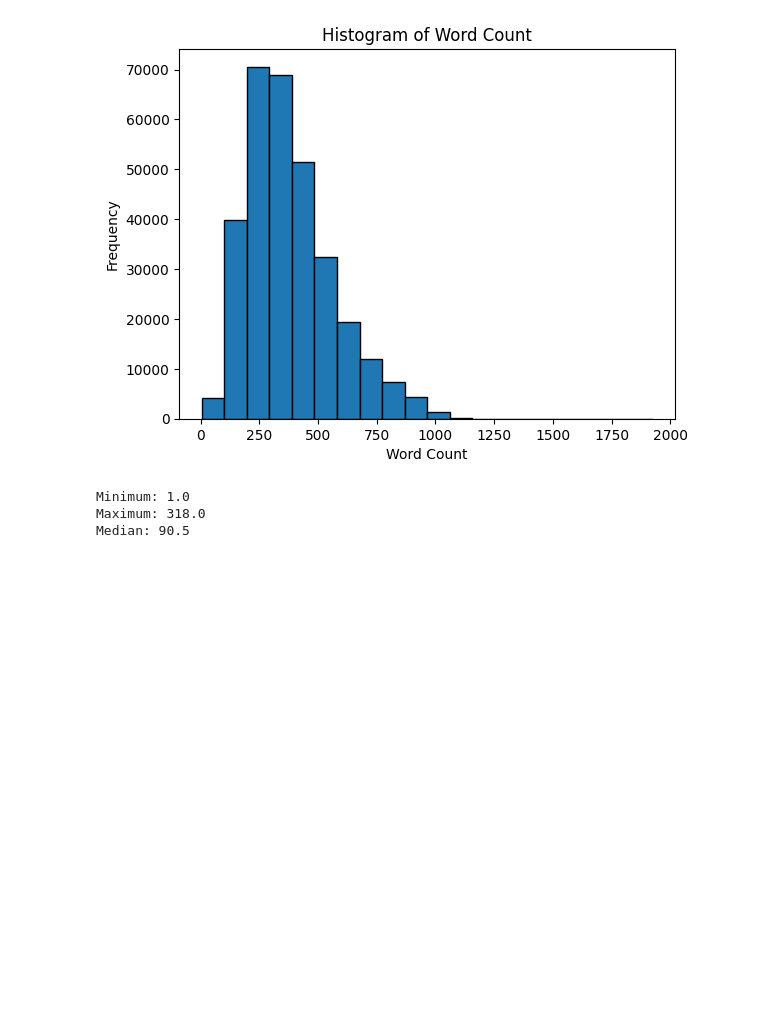
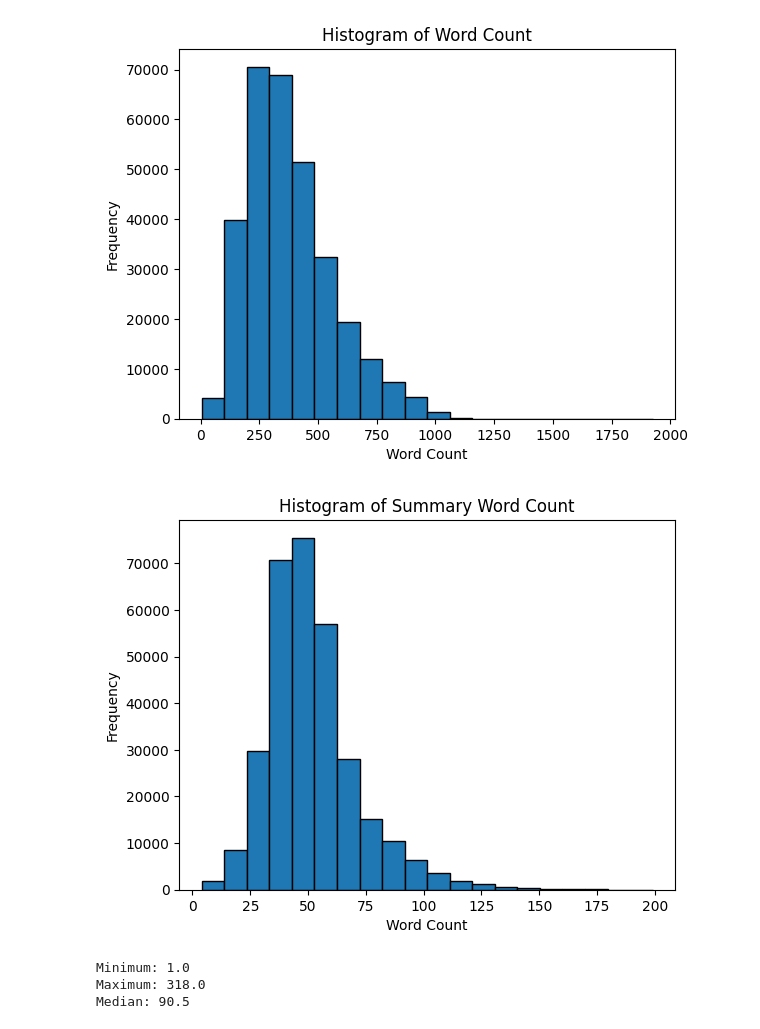
Before and after one commit to vijayjawali/aroha, a Jupyter notebook: eda.ipynb, the cells around one changed output. Saved outputs shown, nothing was run; the diff lists cells and outputs as text; code cells hidden in the pictures; blank space fills up the shorter version.

```diff
--- a/ExploratoryDataAnalysis.ipynb
+++ b/eda.ipynb
@@ -300,6 +316,18 @@ plt.title('Histogram of Word Count')
 plt.show()
 # %% [output]
 [figure]
+# %%
+combined_summaries_df['summary_word_count'] = combined_summaries_df['summary'].apply(lambda x: len(str(x).split()))
+# %%
+summaries_filtered_word_df = combined_summaries_df[combined_summaries_df['summary_word_count'] < 200]
+# %%
+plt.hist(summaries_filtered_word_df['summary_word_count'], bins=20, edgecolor='black')
+plt.xlabel('Word Count')
+plt.ylabel('Frequency')
+plt.title('Histogram of Summary Word Count')
+plt.show()
+# %% [output]
+[figure, added]
 # %%
 length_df = words.select(length('word').alias('word_length'))
 # %%
```
Also changed, not shown: parts of 8 cells of this notebook, 3 other files.
